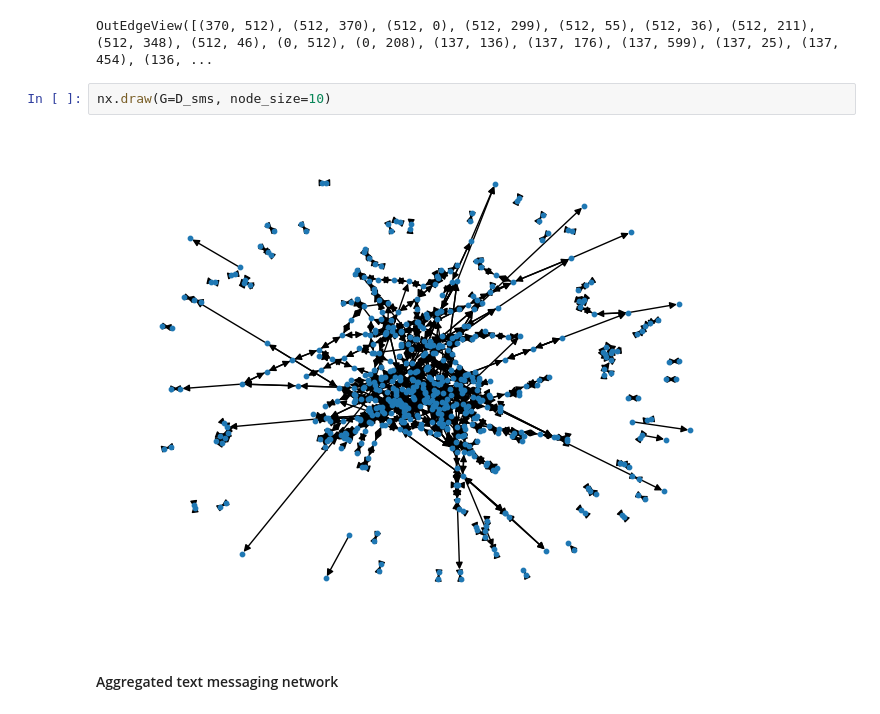
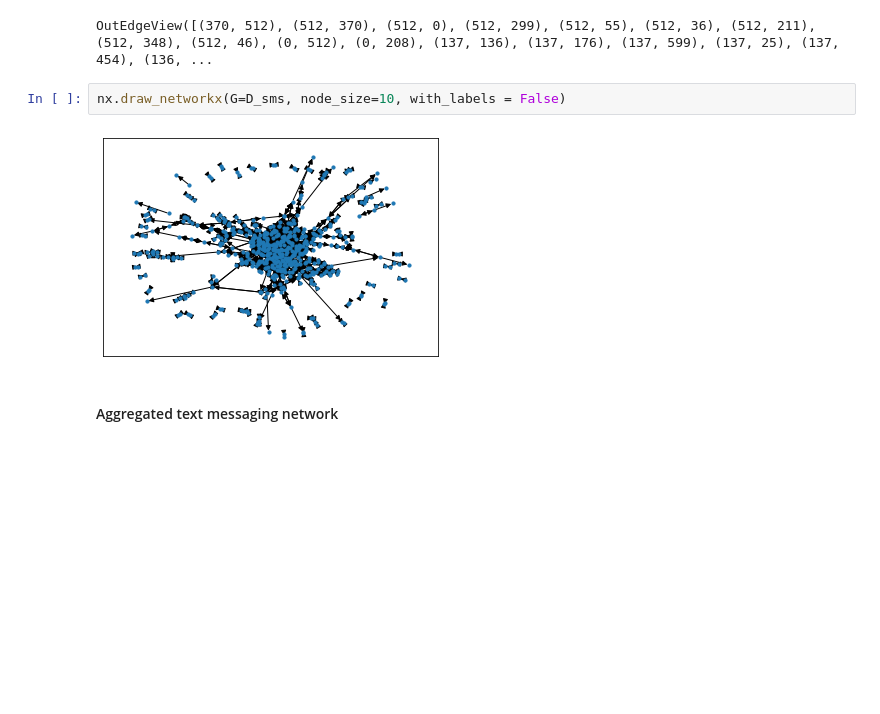
Before and after one commit to socialcomquant/css_methods_python_workshop, a Jupyter notebook: workshop2/1_network_construction_solution.ipynb, the cells around one changed output. Drawn from its saved outputs; the diff is of its cells as text; blank space fills up the shorter version.

```diff
--- a/workshop2/1_network_construction_solution.ipynb
+++ b/workshop2/1_network_construction_solution.ipynb
@@ -109,9 +109,9 @@ D_sms.edges()
 # %% [output]
 OutEdgeView([(370, 512), (512, 370), (512, 0), (512, 299), (512, 55), (512, 36), (512, 211), (512, 348), (512, 46), (0, 512), (0, 208), (137, 136), (137, 176), (137, 599), (137, 25), (137, 454), (136, ...
 # %%
-nx.draw(G=D_sms, node_size=10)
+nx.draw_networkx(G=D_sms, node_size=10, with_labels = False)
 # %% [output]
-[figure, old version]
+[figure, new version]
 # %% [markdown]
 #### Aggregated text messaging network
 # %%
```
Also changed, not shown: parts of 9 cells of this notebook, 3 other files.
